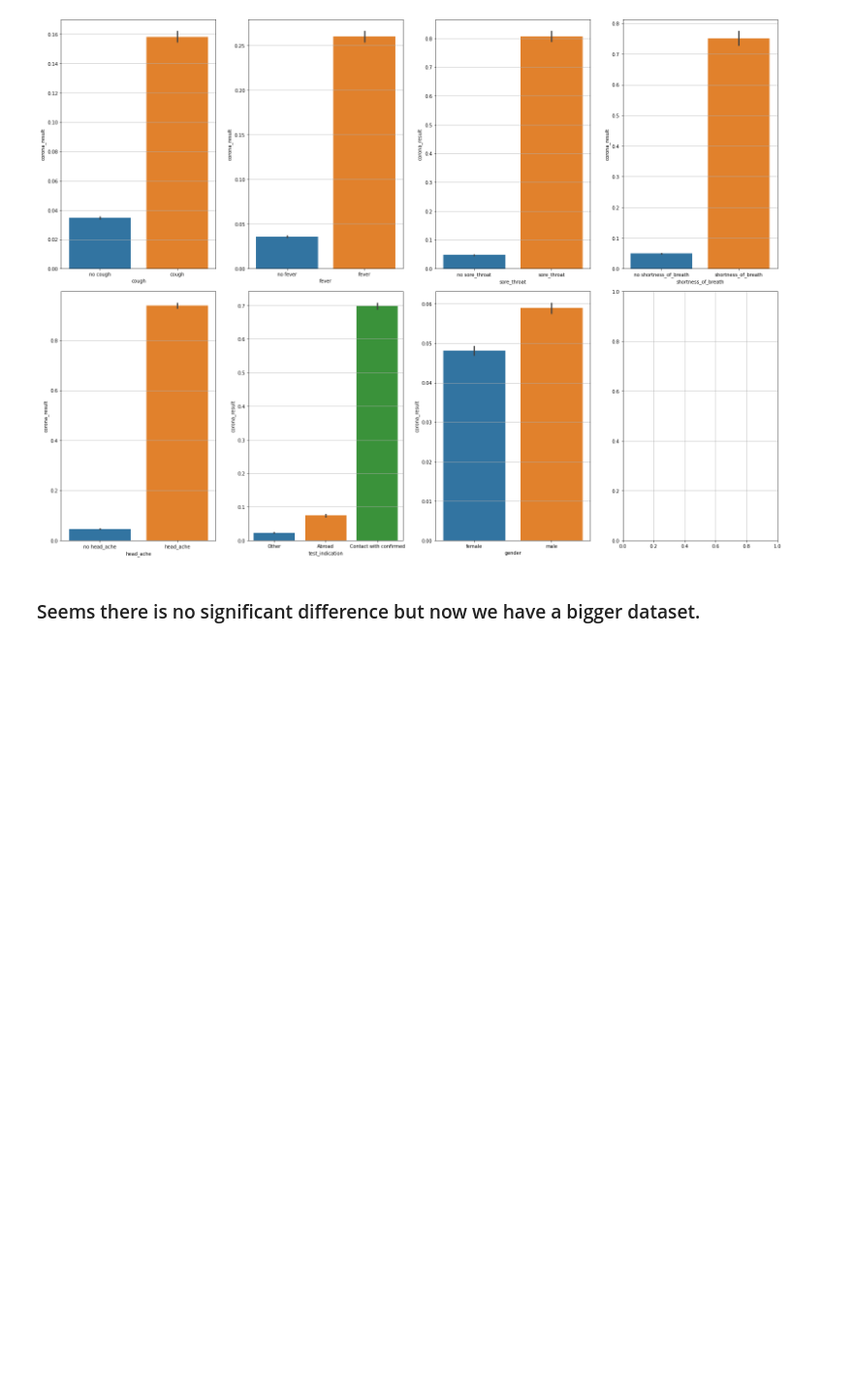
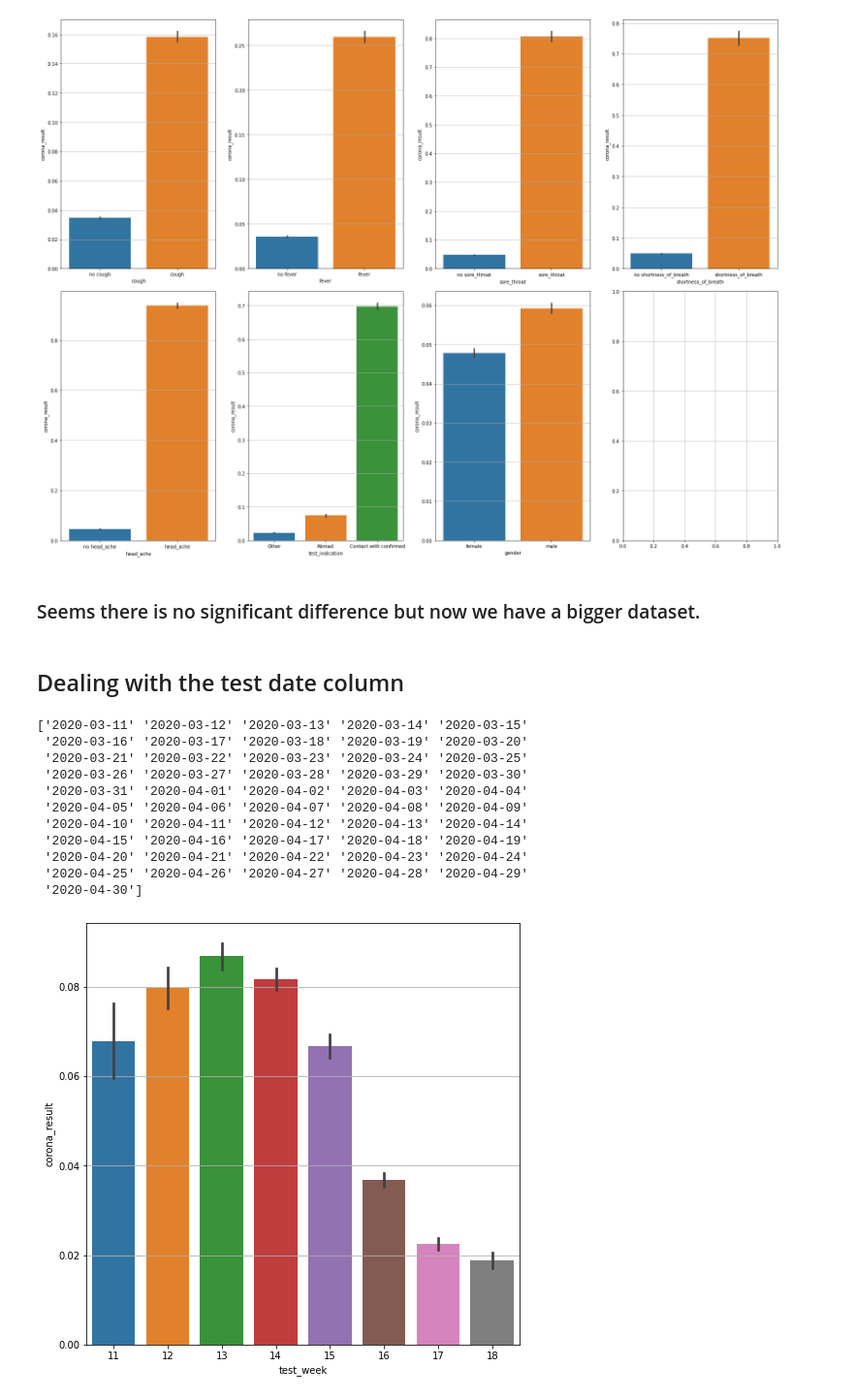
Before and after one commit to NirLalum/corona-diagnosis, a Jupyter notebook: covid_data_pre_proccessing.ipynb, the cells around one changed output. Shown at 97% size. Saved outputs shown, nothing was run; the diff lists cells and outputs as text; code cells hidden in the pictures; blank space fills up the shorter version.

Commit message:
added new feature: test_week
improved precision and f1 score by 10%

```diff
--- a/covid_data_pre_proccessing.ipynb
+++ b/covid_data_pre_proccessing.ipynb
@@ -208,4 +208,37 @@ hel.plot_dataset(data_imputed, sns.barplot, 'barplot')
 [figure]
 # %% [markdown]
 ### Seems there is no significant difference but now we have a bigger dataset.
+# %% [markdown]
+## Dealing with the test date column
+# %%
+data_date = data_imputed.copy(deep=True)
+
+# Check the range of dates
+print(np.sort(data_date.test_date.unique())) # => range of dates: 03-11 to 04-30
+
+data_date['test_date'] = pd.to_datetime(data_date['test_date'])
+data_date['test_week'] = data_date['test_date'].dt.week
+data_date.head()
+
+# Plot the distribution Pr(positive|week num)
+sns.barplot(x='test_week', y='corona_result',data=data_date)
+
+# Rearragne columns
+column_names = [column for column in data_date.columns]
+column_names.insert(0, 'test_week')
+column_names.pop()
+data_date = data_date.reindex(columns=column_names)
+# %% [output]
+['2020-03-11' '2020-03-12' '2020-03-13' '2020-03-14' '2020-03-15'
+ '2020-03-16' '2020-03-17' '2020-03-18' '2020-03-19' '2020-03-20'
+ '2020-03-21' '2020-03-22' '2020-03-23' '2020-03-24' '2020-03-25'
+ '2020-03-26' '2020-03-27' '2020-03-28' '2020-03-29' '2020-03-30'
+ '2020-03-31' '2020-04-01' '2020-04-02' '2020-04-03' '2020-04-04'
+ '2020-04-05' '2020-04-06' '2020-04-07' '2020-04-08' '2020-04-09'
+ '2020-04-10' '2020-04-11' '2020-04-12' '2020-04-13' '2020-04-14'
+ '2020-04-15' '2020-04-16' '2020-04-17' '2020-04-18' '2020-04-19'
+ '2020-04-20' '2020-04-21' '2020-04-22' '2020-04-23' '2020-04-24'
+ '2020-04-25' '2020-04-26' '2020-04-27' '2020-04-28' '2020-04-29'
+ '2020-04-30']
+[figure, added]
 # %%
```
Also changed, not shown: parts of 3 cells of this notebook, 2 other files.
